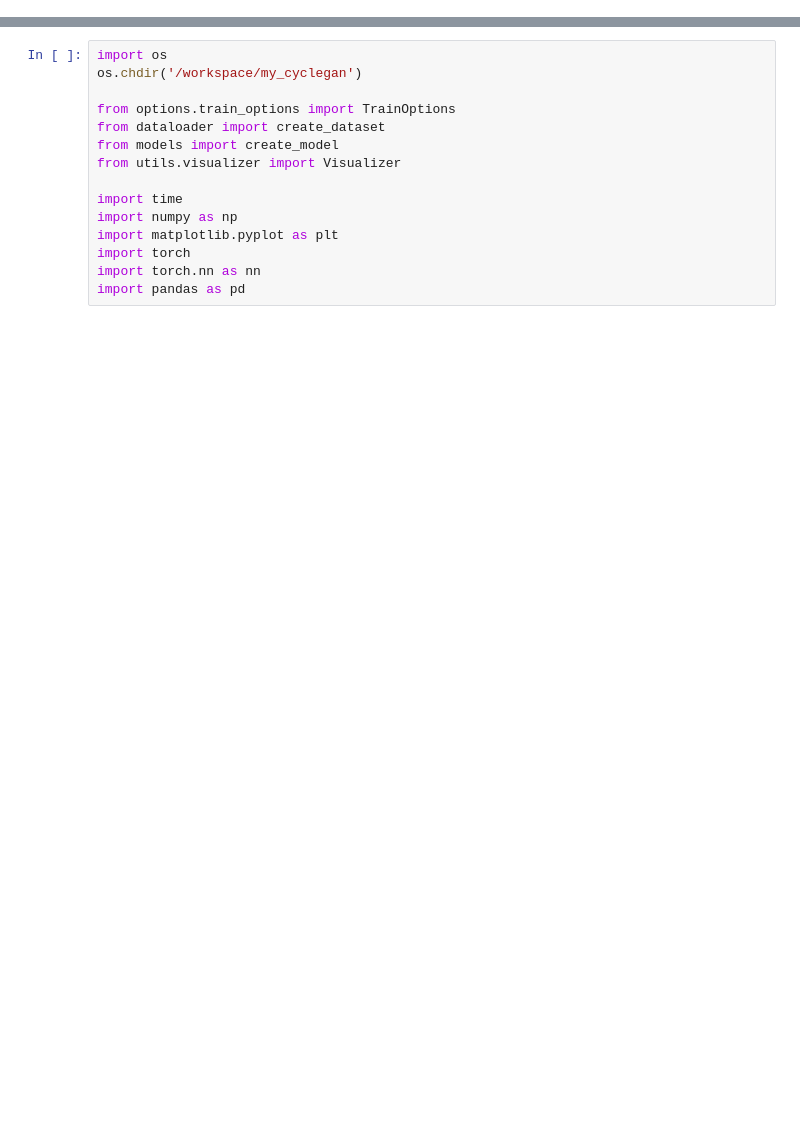
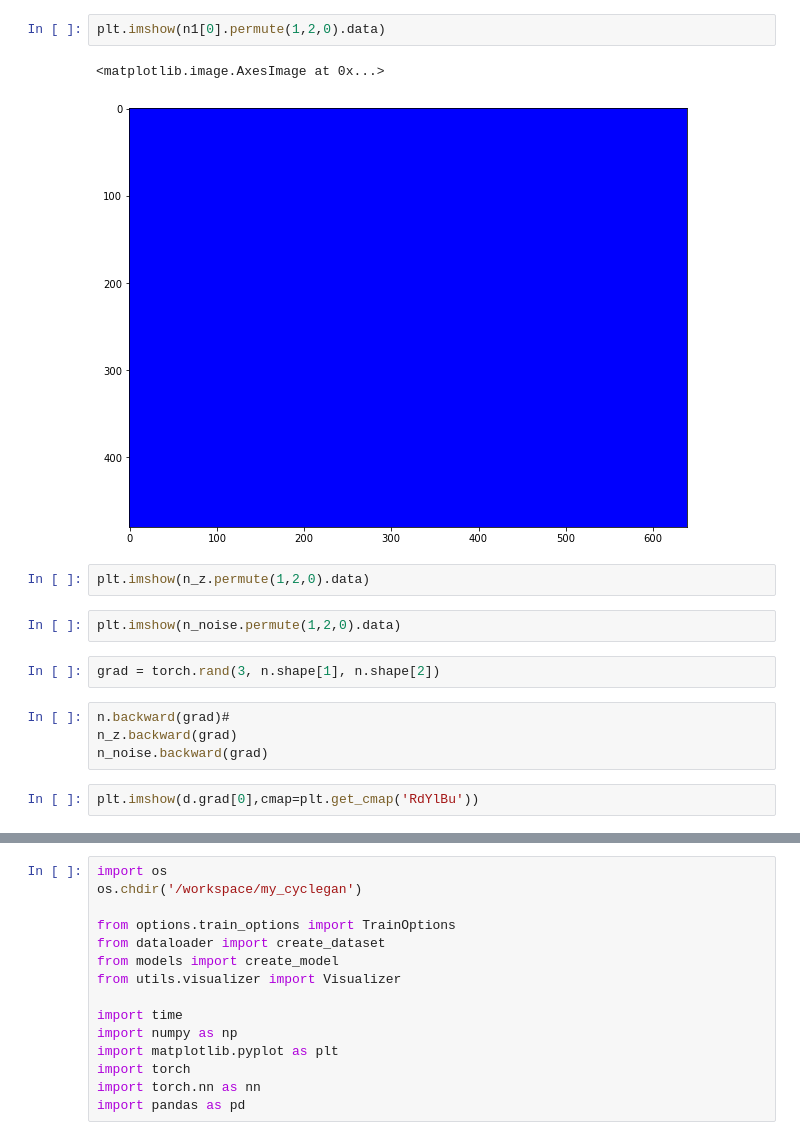
Before and after one commit to maxs-kan/my_cyclegan, a Jupyter notebook: code_check.ipynb, the cells around one changed output, grey strips where cells are left out. Drawn from its saved outputs; the diff is of its cells as text; blank space fills up the shorter version.

```diff
--- a/code_check.ipynb
+++ b/code_check.ipynb
@@ -5,0 +160,17 @@
+# %%
+plt.imshow(n1[0].permute(1,2,0).data)
+# %% [output]
+<matplotlib.image.AxesImage at 0x...>
+[figure, added]
+# %%
+plt.imshow(n_z.permute(1,2,0).data)
+# %%
+plt.imshow(n_noise.permute(1,2,0).data)
+# %%
+grad = torch.rand(3, n.shape[1], n.shape[2])
+# %%
+n.backward(grad)#
+n_z.backward(grad)
+n_noise.backward(grad)
+# %%
+plt.imshow(d.grad[0],cmap=plt.get_cmap('RdYlBu'))
```
Also changed, not shown: parts of 74 cells of this notebook, 13 other files.
